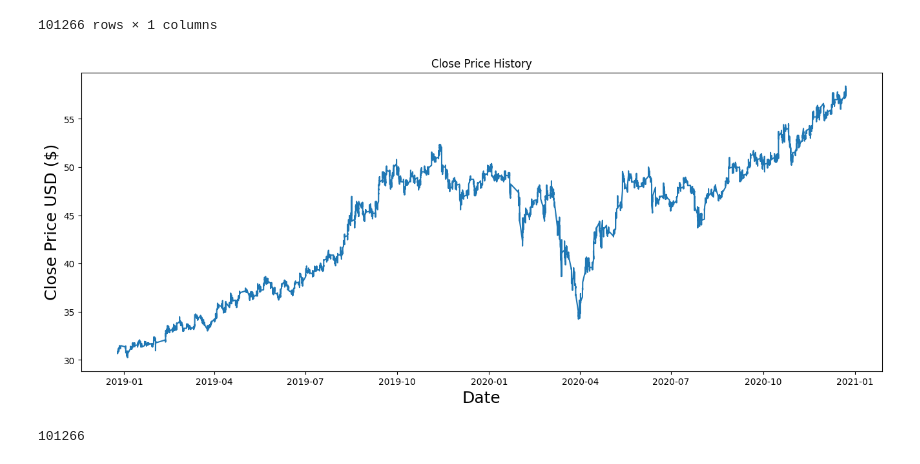
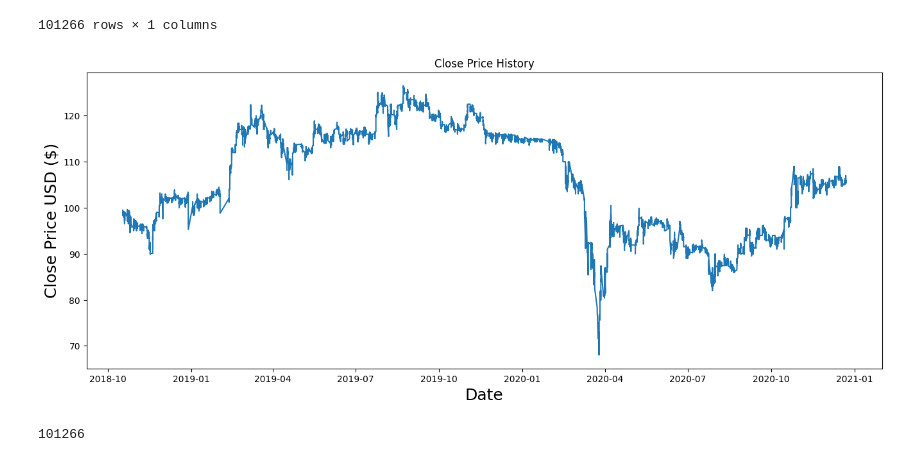
Before and after one commit to ThiPtit/Classification, a Jupyter notebook: Stock_Prediction.ipynb, the cells around one changed output. Saved outputs shown, nothing was run; the diff lists cells and outputs as text; code cells hidden in the pictures.

```diff
--- a/Stock_Prediction.ipynb
+++ b/Stock_Prediction.ipynb
@@ -320,14 +320,14 @@ df1
 # %%
 import matplotlib.pyplot as plt
 
 plt.figure(figsize=(16,6))
 plt.title('Close Price History')
-plt.plot(df['Close'])
+plt.plot(df1['Close'])
 plt.xlabel('Date', fontsize=18)
 plt.ylabel('Close Price USD ($)', fontsize=18)
 plt.show()
 # %% [output]
-[figure, old version]
+[figure, new version]
 # %%
 # Create a new dataframe with only the 'Close column
 data = df1.filter(['Close'])
```
Also changed, not shown: parts of 1 cell of this notebook.
